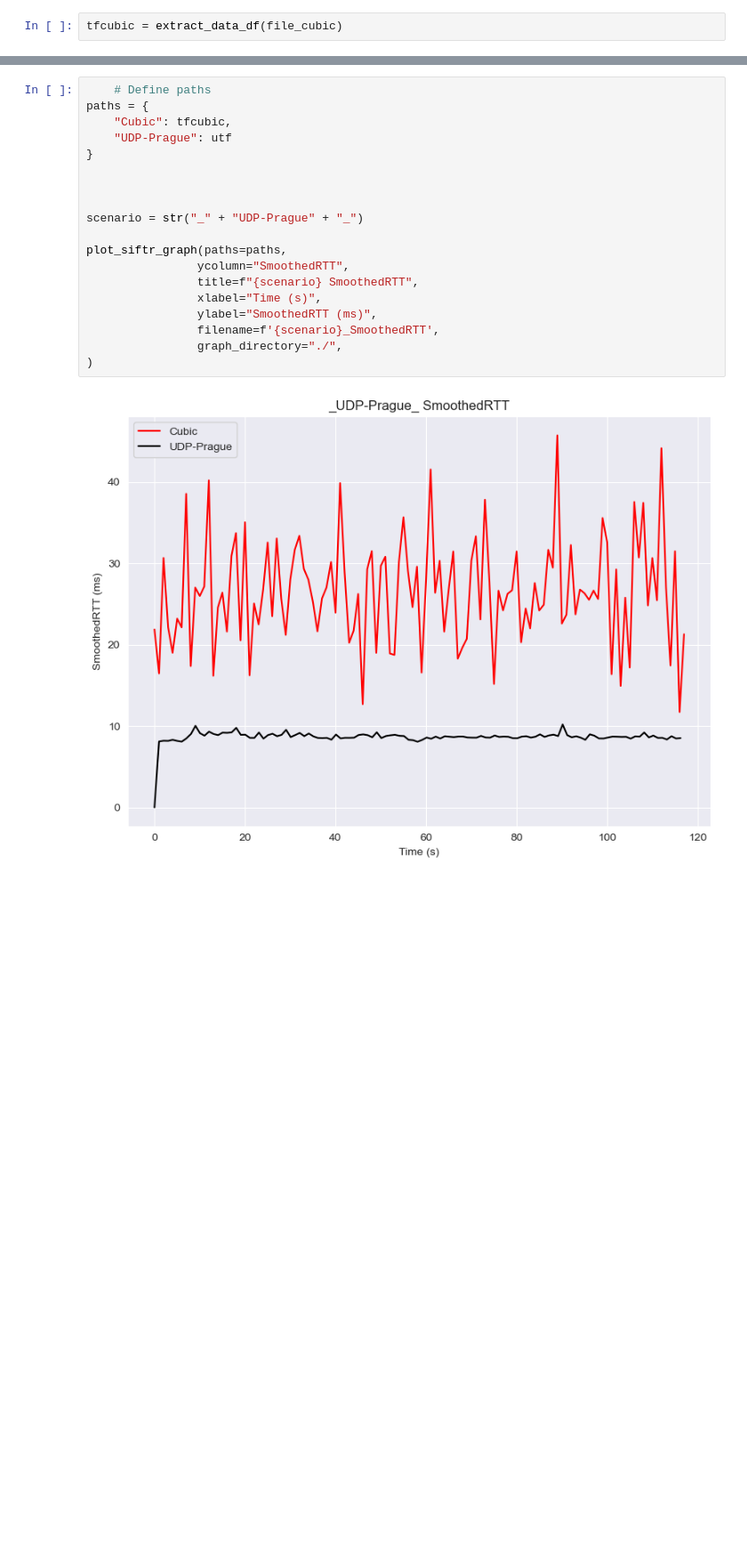
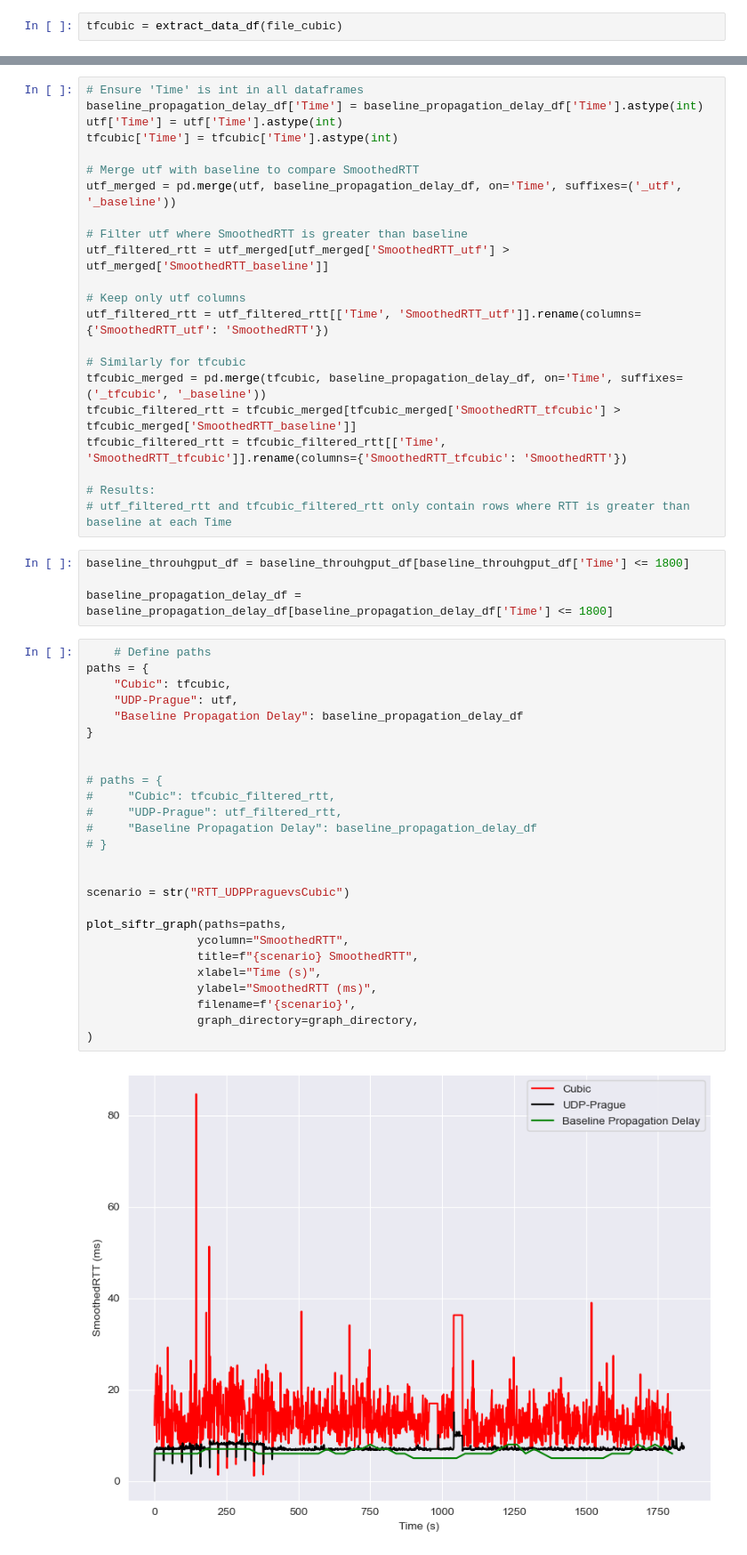
Before and after one commit to deol-satish/UbuntuNetworkLab, a Jupyter notebook: Testing Script/viz_udp/rtt_plot.ipynb, the cells around one changed output, grey strips where cells are left out. Shown at 89% size. Saved outputs shown, nothing was run; the diff lists cells and outputs as text; blank space fills up the shorter version.

```diff
--- a/Testing Script/viz_udp/rtt_plot.ipynb
+++ b/Testing Script/viz_udp/rtt_plot.ipynb
@@ -118,21 +291,54 @@ tfcubic.rename(columns={'time': 'Time'}, inplace=True)
+# %%
+# Ensure 'Time' is int in all dataframes
+baseline_propagation_delay_df['Time'] = baseline_propagation_delay_df['Time'].astype(int)
+utf['Time'] = utf['Time'].astype(int)
+tfcubic['Time'] = tfcubic['Time'].astype(int)
+
+# Merge utf with baseline to compare SmoothedRTT
+utf_merged = pd.merge(utf, baseline_propagation_delay_df, on='Time', suffixes=('_utf', '_baseline'))
+
+# Filter utf where SmoothedRTT is greater than baseline
+utf_filtered_rtt = utf_merged[utf_merged['SmoothedRTT_utf'] > utf_merged['SmoothedRTT_baseline']]
+
+# Keep only utf columns
+utf_filtered_rtt = utf_filtered_rtt[['Time', 'SmoothedRTT_utf']].rename(columns={'SmoothedRTT_utf': 'SmoothedRTT'})
+
+# Similarly for tfcubic
+tfcubic_merged = pd.merge(tfcubic, baseline_propagation_delay_df, on='Time', suffixes=('_tfcubic', '_baseline'))
+tfcubic_filtered_rtt = tfcubic_merged[tfcubic_merged['SmoothedRTT_tfcubic'] > tfcubic_merged['SmoothedRTT_baseline']]
+tfcubic_filtered_rtt = tfcubic_filtered_rtt[['Time', 'SmoothedRTT_tfcubic']].rename(columns={'SmoothedRTT_tfcubic': 'SmoothedRTT'})
+
+# Results:
+# utf_filtered_rtt and tfcubic_filtered_rtt only contain rows where RTT is greater than baseline at each Time
+# %%
+baseline_throuhgput_df = baseline_throuhgput_df[baseline_throuhgput_df['Time'] <= 1800]
+
+baseline_propagation_delay_df = baseline_propagation_delay_df[baseline_propagation_delay_df['Time'] <= 1800]
 # %%
     # Define paths
 paths = {
     "Cubic": tfcubic,
-    "UDP-Prague": utf
+    "UDP-Prague": utf,
+    "Baseline Propagation Delay": baseline_propagation_delay_df
 }
 
 
+# paths = {
+#     "Cubic": tfcubic_filtered_rtt,
+#     "UDP-Prague": utf_filtered_rtt,
+#     "Baseline Propagation Delay": baseline_propagation_delay_df
+# }
 
-scenario = str("_" + "UDP-Prague" + "_")
+
+scenario = str("RTT_UDPPraguevsCubic")
 
 plot_siftr_graph(paths=paths,
                 ycolumn="SmoothedRTT",
                 title=f"{scenario} SmoothedRTT",
                 xlabel="Time (s)",
                 ylabel="SmoothedRTT (ms)",
-                filename=f'{scenario}_SmoothedRTT',
-                graph_directory="./",
+                filename=f'{scenario}',
+                graph_directory=graph_directory,
 )
 # %% [output]
-[figure, old version]
+[figure, new version]
```
Also changed, not shown: parts of 33 cells of this notebook, 31 other files.
